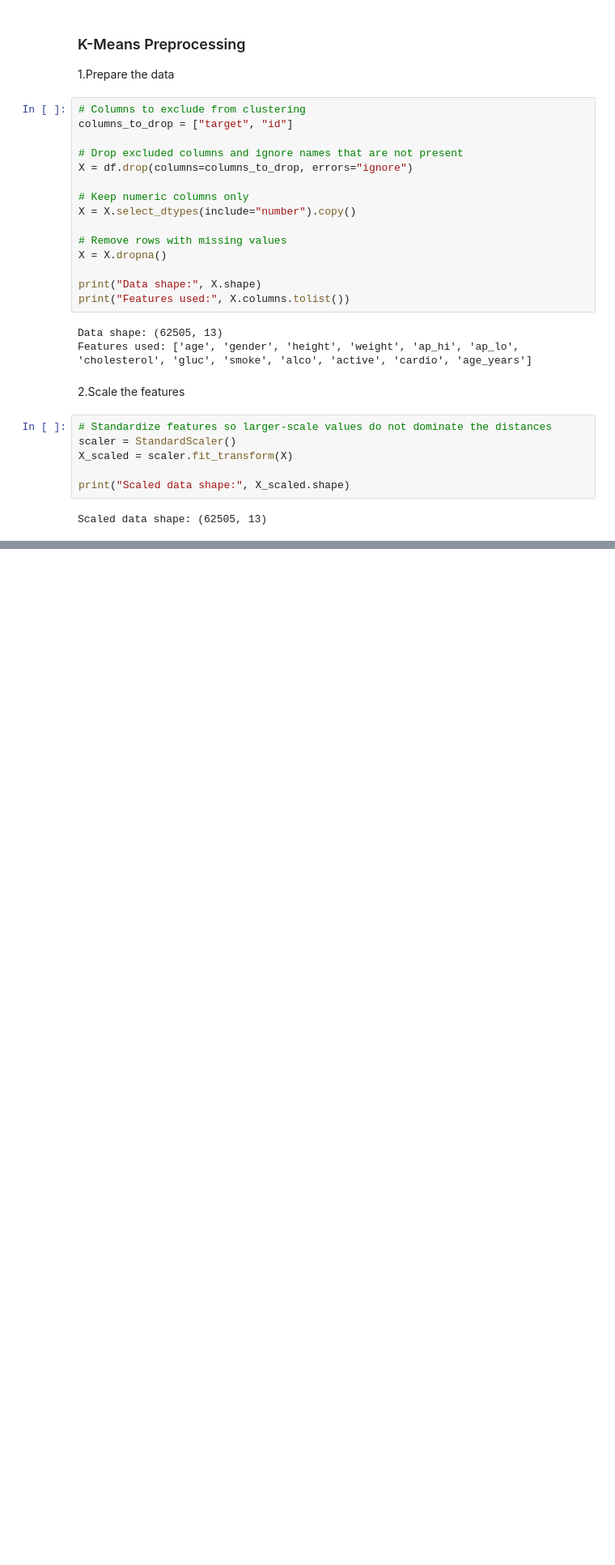
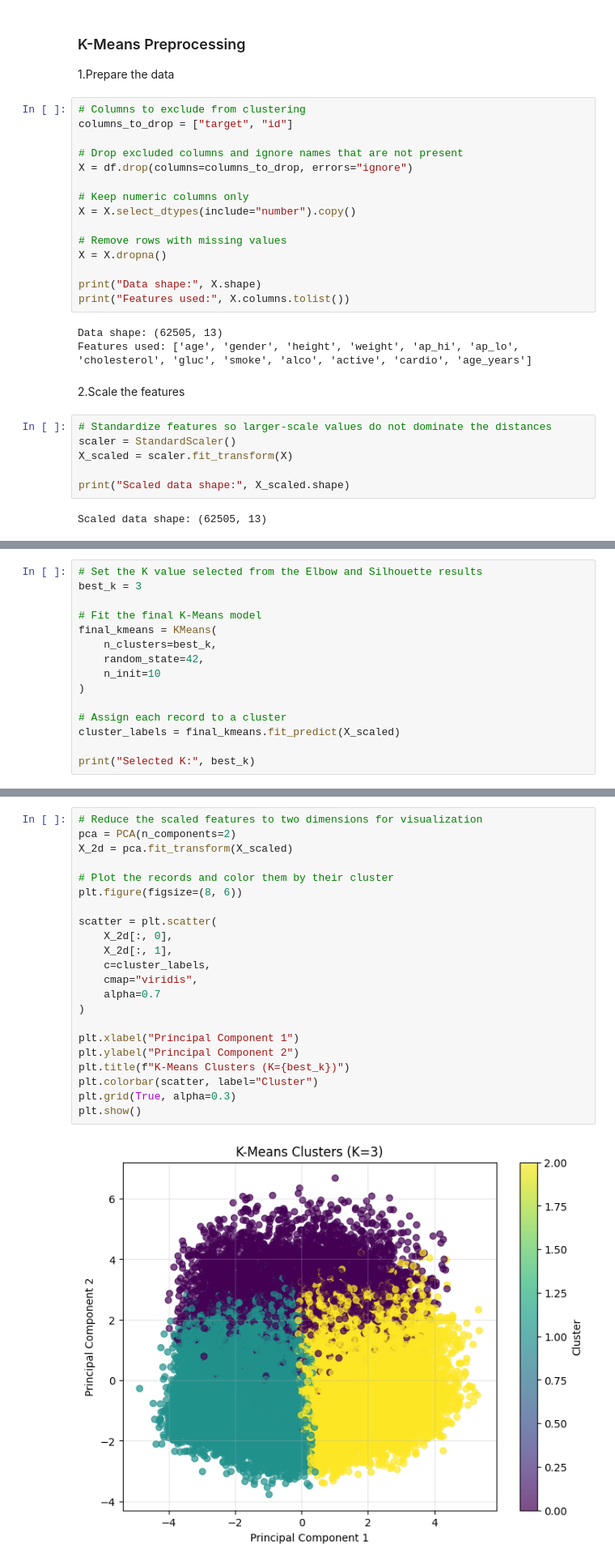
Before and after one commit to Mashael-fs/IT326-Cardiovascular-Disease, a Jupyter notebook: Reports Folder/Phase3.ipynb, the cells around one changed output, grey strips where cells are left out. Shown at 81% size. Saved outputs shown, nothing was run; the diff lists cells and outputs as text; blank space fills up the shorter version.

```diff
--- a/Reports Folder/Phase3.ipynb
+++ b/Reports Folder/Phase3.ipynb
@@ -703,0 +782,15 @@ print(results_df.round(3).to_string(index=False))
+# %%
+# Set the K value selected from the Elbow and Silhouette results
+best_k = 3
+
+# Fit the final K-Means model
+final_kmeans = KMeans(
+    n_clusters=best_k,
+    random_state=42,
+    n_init=10
+)
+
+# Assign each record to a cluster
+cluster_labels = final_kmeans.fit_predict(X_scaled)
+
+print("Selected K:", best_k)
@@ -703,0 +801,24 @@ print(results_df.round(3).to_string(index=False))
+# %%
+# Reduce the scaled features to two dimensions for visualization
+pca = PCA(n_components=2)
+X_2d = pca.fit_transform(X_scaled)
+
+# Plot the records and color them by their cluster
+plt.figure(figsize=(8, 6))
+
+scatter = plt.scatter(
+    X_2d[:, 0],
+    X_2d[:, 1],
+    c=cluster_labels,
+    cmap="viridis",
+    alpha=0.7
+)
+
+plt.xlabel("Principal Component 1")
+plt.ylabel("Principal Component 2")
+plt.title(f"K-Means Clusters (K={best_k})")
+plt.colorbar(scatter, label="Cluster")
+plt.grid(True, alpha=0.3)
+plt.show()
+# %% [output]
+[figure, added]
```
Also changed, not shown: parts of 8 cells of this notebook.
